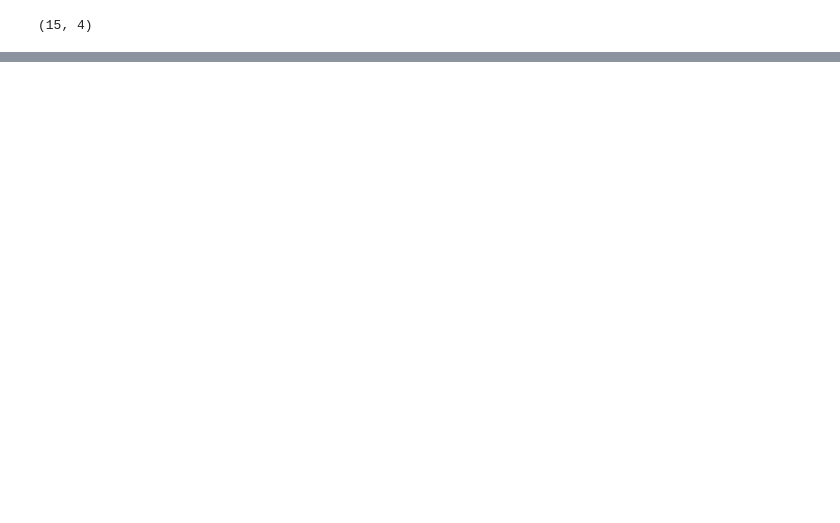
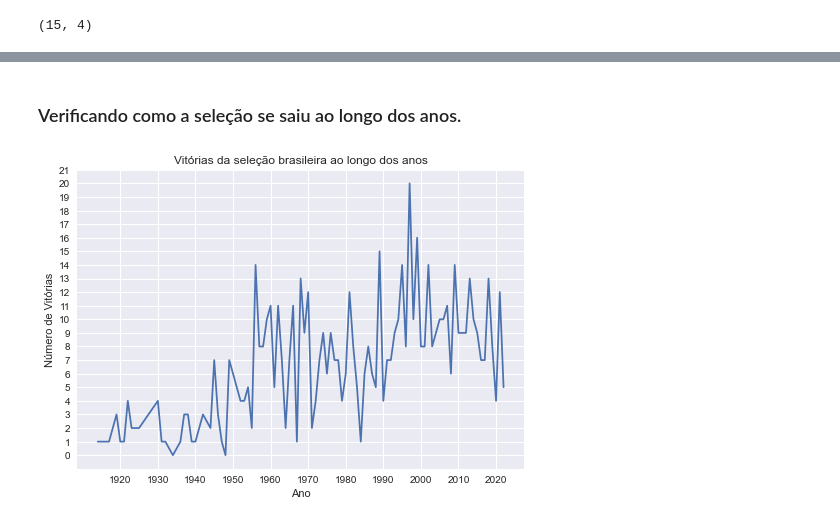
Before and after one commit to gabedewitt/dio-bootcamps, a Jupyter notebook: Python para Cientistas de Dados/Analise_exploratoria_partidas_futebol_internacional.ipynb, the cells around one changed output, grey strips where cells are left out. Cells and saved outputs as stored; diff of their text form; code cells hidden in the pictures; blank space fills up the shorter version.

```diff
--- a/Python para Cientistas de Dados/Analise_exploratoria_partidas_futebol_internacional.ipynb
+++ b/Python para Cientistas de Dados/Analise_exploratoria_partidas_futebol_internacional.ipynb
@@ -163,5 +164,5 @@ array(['Friendly', 'British Championship', 'Copa Lipton', 'Copa Newton',
 # %% [markdown]
 Criando uma coluna para indicar o resultado da partida indicando o nome do vencedor ou se foi empate
 # %%
-resultados["Resultado"] = [mandante if placar_m > placar_v else visitante if placar_m < placar_v else 'Empate'for placar_m, placar_v, mandante, visitante in zip(resultados["Gols Mandante"],resultados["Gols Visitante"],resultados["Mandante"],resultados["Visitante"])]
+df_resultados["Resultado"] = [mandante if placar_m > placar_v else visitante if placar_m < placar_v else 'Empate'for placar_m, placar_v, mandante, visitante in zip(df_resultados["Gols Mandante"],df_resultados["Gols Visitante"],df_resultados["Mandante"],df_resultados["Visitante"])]
 # %%
@@ -268,0 +301,10 @@ Observando os 5 principais resultados vemos que no total, a seleção venceu 64%
+# %% [markdown]
+### Verificando como a seleção se saiu ao longo dos anos.
+# %%
+df_brasil[["Ano","Resultado"]].groupby(["Ano","Resultado"]).size().unstack(fill_value = 0)['Brazil'].plot()
+plt.ylabel("Número de Vitórias")
+plt.yticks(np.arange(0, 22, 1))
+plt.xticks(np.arange(df_brasil["Ano"].min() + 6, df_brasil["Ano"].max() + 6, 10))
+plt.title("Vitórias da seleção brasileira ao longo dos anos");
+# %% [output]
+[figure, added]
```
Also changed, not shown: parts of 40 cells of this notebook, 1 other file.
